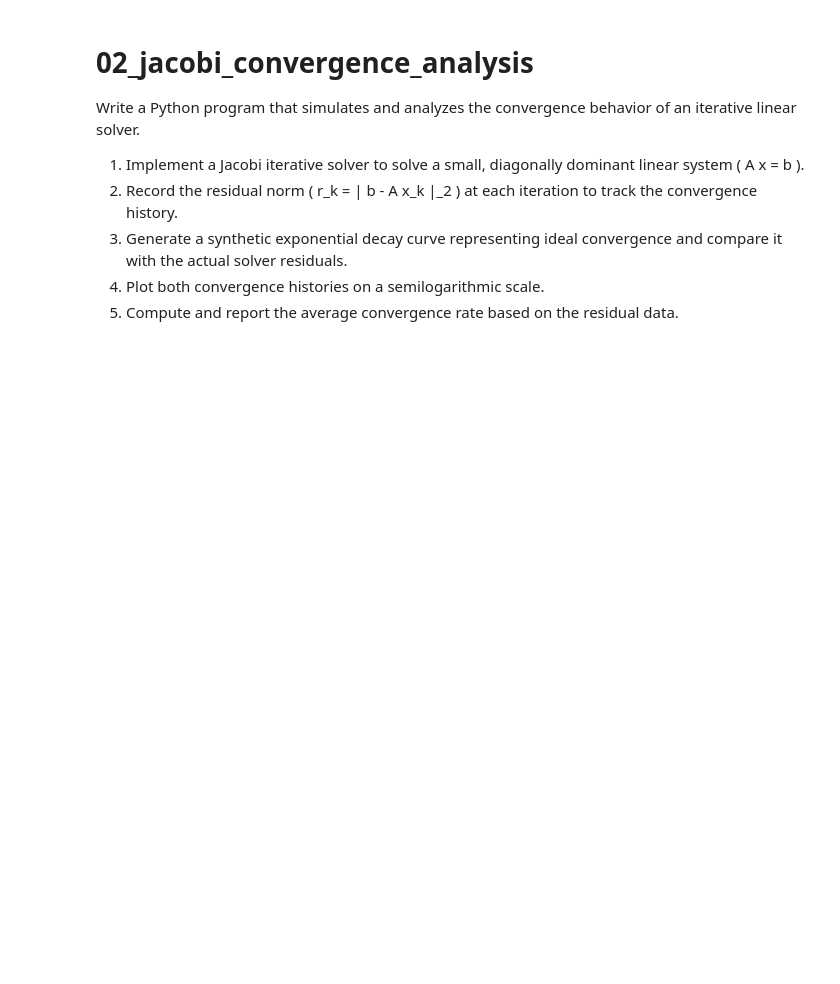
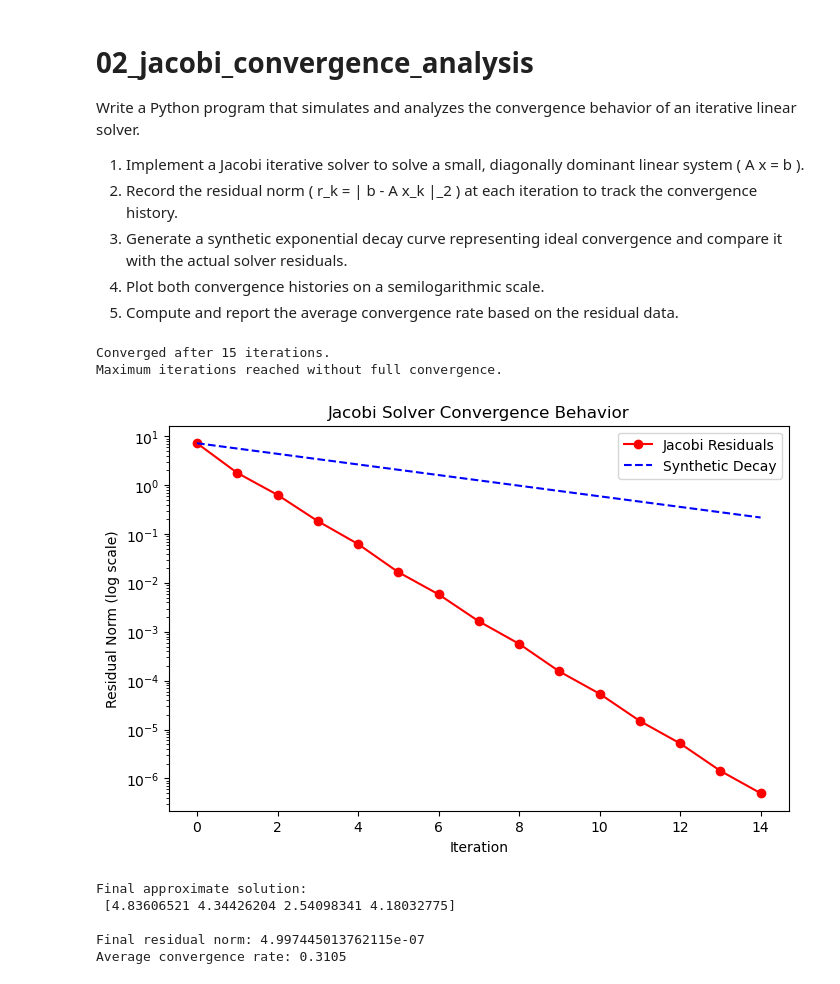
Before and after one commit to Abhi-masane/python-for-ml, a Jupyter notebook: Solved_Problems/02_jacobi_convergence_analysis.ipynb, the cells around one changed output. Cells and saved outputs as stored; diff of their text form; code cells hidden in the pictures; blank space fills up the shorter version.

```diff
--- a/Solved_Problems/02_jacobi_convergence_analysis.ipynb
+++ b/Solved_Problems/02_jacobi_convergence_analysis.ipynb
@@ -11,38 +11,76 @@ Write a Python program that simulates and analyzes the convergence behavior of a
 # %%
 import numpy as np
 from numpy import array, zeros, diag, diagflat, dot
+import matplotlib.pyplot as plt
 
 # Sample Test System which is stable and solution is known
 A = np.array([[4, -1, 0, 0],
             [-1, 4, -1, 0],
             [0, -1, 4, 1],
             [0, 0, -1, 3]])
 
 b = np.array([15, 10, 10, 10])
 
 def jacobi(A, b, n, x=None):
     # Initial guess
     if x is None:
         x = zeros(len(A[0]))
 
     D = diag(A)
     R = A - diagflat(D)
     res = []
     tol = 10**(-6)
 
     for i in range(n):
-        x_new = (b - np.dot(R,x) / D)
+        x_new = (b - np.dot(R,x)) / D
         r = b - np.dot(A,x_new)
         res.append(np.linalg.norm(r))
 
         if np.linalg.norm(r) < tol:
             print(f"Converged after {i+1} iterations.")
             break
 
         x = x_new
     print("Maximum iterations reached without full convergence.")
     return x, res
 
-x, res = jacobi(A, b, 1000)
+x, res = jacobi(A, b, 10000)
 
-# Empirical residual
+# Synthetic residual
+k = np.arange(len(res))
+res_emp = res[0] * np.exp(-0.25 * k)
+
+# convergence Rate
+
+ratios = []
+for i in range(1, len(res)):
+    ratio = res[i] / res[i-1]
+    ratios.append(ratio)
+
+conv_rate = sum(ratios)/len(ratios)
+
+
+
+plt.figure(figsize=(8,5))
+plt.semilogy(k, res, 'r-o', label='Jacobi Residuals')
+plt.semilogy(k, res_emp, 'b--', label='Synthetic Decay')
+plt.xlabel("Iteration")
+plt.ylabel("Residual Norm (log scale)")
+plt.title("Jacobi Solver Convergence Behavior")
+plt.legend()
+#plt.grid(True, which="both")
+plt.show()
+
+
+print("Final approximate solution:\n", x)
+print("\nFinal residual norm:", res[-1])
+print("Average convergence rate:", round(conv_rate, 4))
+# %% [output]
+Converged after 15 iterations.
+Maximum iterations reached without full convergence.
+[figure, added]
+Final approximate solution:
+ [4.83606521 4.34426204 2.54098341 4.18032775]
+
+Final residual norm: 4.997445013762115e-07
+Average convergence rate: 0.3105
```
Also changed, not shown: parts of 1 cell of this notebook.
